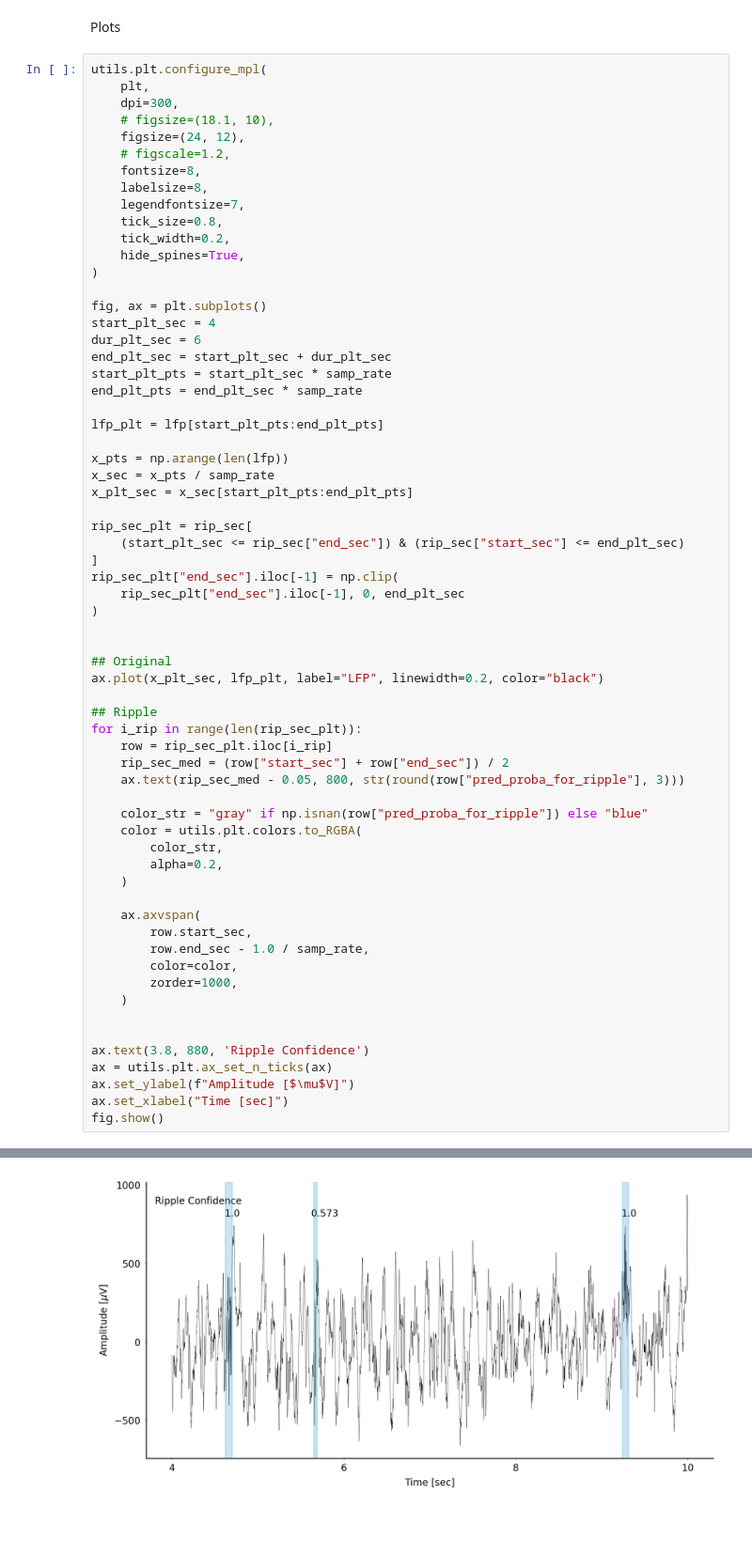
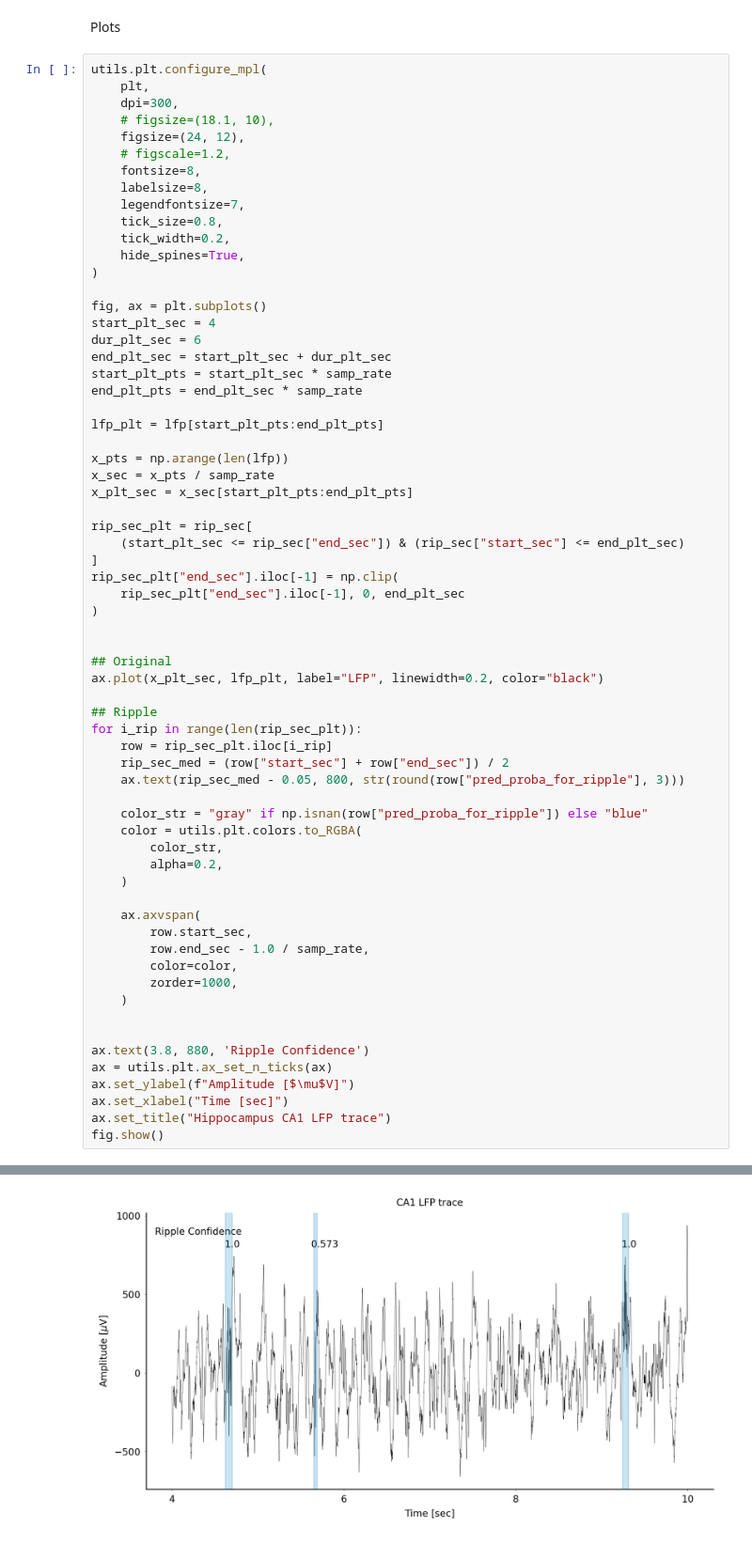
Before and after one commit to ywatanabe1989/towards-threshold-invariance-in-defining-hippocampal-ripples, a Jupyter notebook: Untitled1.ipynb, the cells around one changed output, grey strips where cells are left out. Shown: that part at 94% size. Saved outputs shown, nothing was run; the diff lists cells and outputs as text.

```diff
--- a/Untitled1.ipynb
+++ b/Untitled1.ipynb
@@ -203,31 +203,32 @@ for i_rip in range(len(rip_sec_plt)):
     row = rip_sec_plt.iloc[i_rip]
     rip_sec_med = (row["start_sec"] + row["end_sec"]) / 2
     ax.text(rip_sec_med - 0.05, 800, str(round(row["pred_proba_for_ripple"], 3)))
 
     color_str = "gray" if np.isnan(row["pred_proba_for_ripple"]) else "blue"
     color = utils.plt.colors.to_RGBA(
         color_str,
         alpha=0.2,
     )
 
     ax.axvspan(
         row.start_sec,
         row.end_sec - 1.0 / samp_rate,
         color=color,
         zorder=1000,
     )
 
 
 ax.text(3.8, 880, 'Ripple Confidence')
 ax = utils.plt.ax_set_n_ticks(ax)
 ax.set_ylabel(f"Amplitude [$\mu$V]")
 ax.set_xlabel("Time [sec]")
+ax.set_title("Hippocampus CA1 LFP trace")
 fig.show()
 # %% [output]
 Matplotilb has been configured as follows:
 {'figure.dpi': 300, 'savefig.dpi': 300, 'figure.figsize': '(24.0, 12.0) [cm]', 'font.size': 8, 'axes.labelsize': 8, 'xtick.labelsize': 8, 'ytick.labelsize': 8, 'axes.titlesize': 8, 'legend.fontsize':  ...
 A value is trying to be set on a copy of a slice from a DataFrame
 
 See the caveats in the documentation: https://pandas.pydata.org/pandas-docs/stable/user_guide/indexing.html#returning-a-view-versus-a-copy
   self._setitem_single_block(indexer, value, name)
-[figure, old version]
+[figure, new version]
```
Also changed, not shown: 2 other files.
